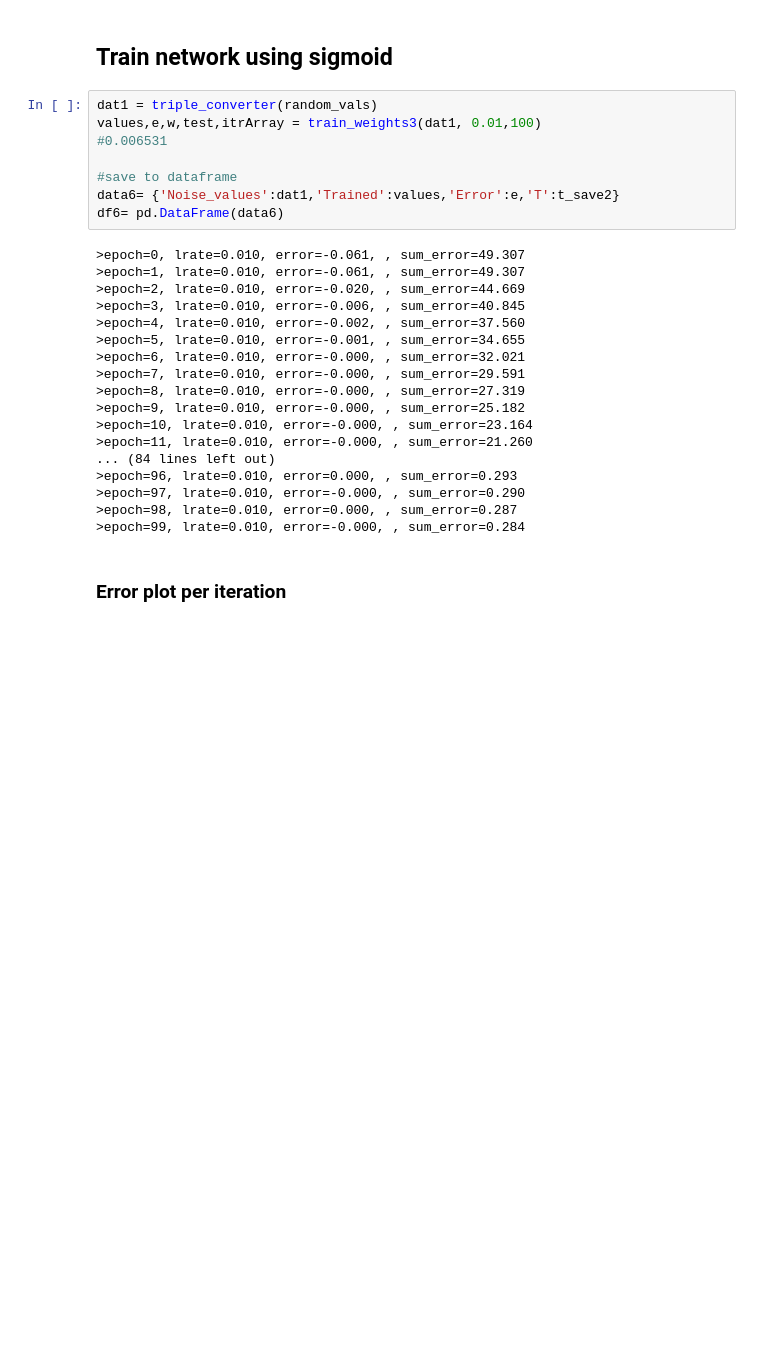
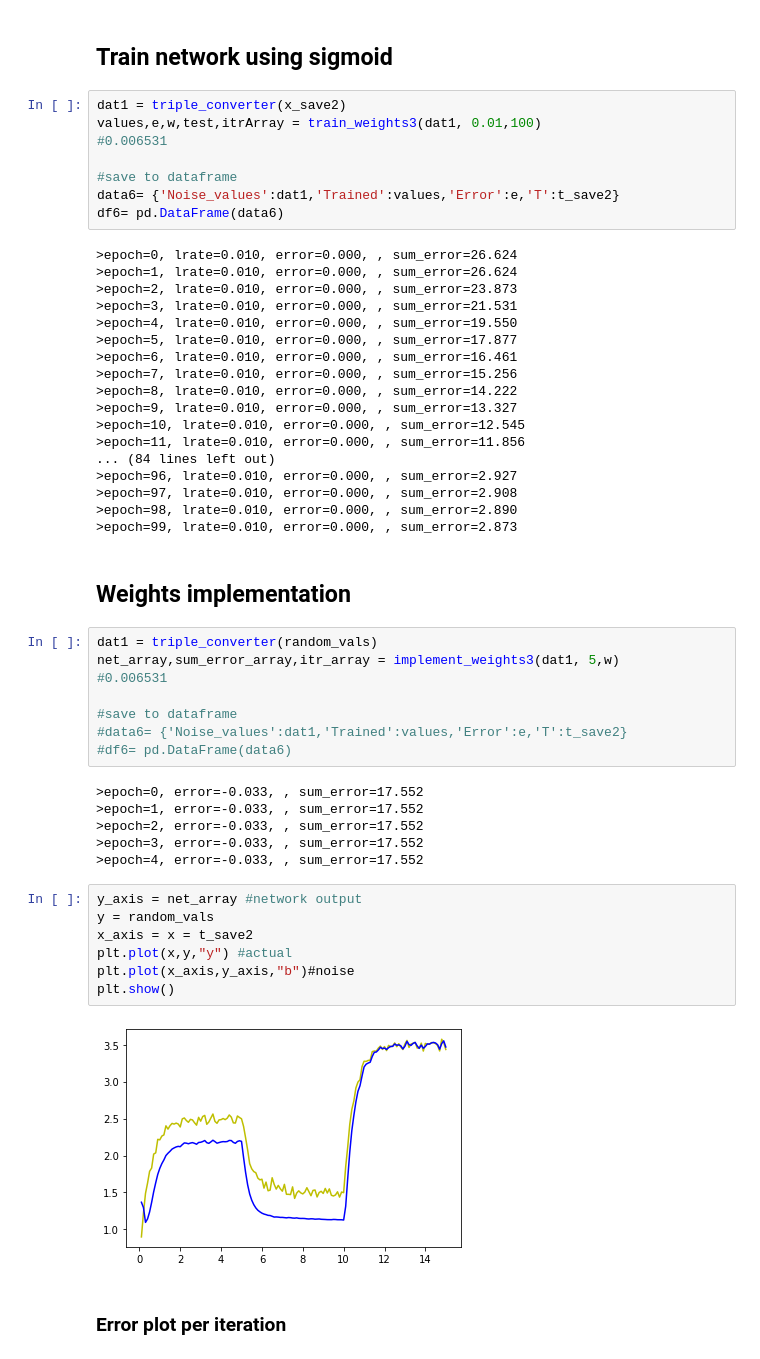
Before and after one commit to Kikumu/Computational-science-practice, a Jupyter notebook: CourseProject/Computational-Science-ACW.ipynb, the cells around one changed output. Cells and saved outputs as stored; diff of their text form; blank space fills up the shorter version.

```diff
--- a/CourseProject/Computational-Science-ACW.ipynb
+++ b/CourseProject/Computational-Science-ACW.ipynb
@@ -419,7 +459,7 @@ def train_weights_step(array, lr, loops):
 # %% [markdown]
 ## Train network using sigmoid
 # %%
-dat1 = triple_converter(random_vals)
+dat1 = triple_converter(x_save2)
 values,e,w,test,itrArray = train_weights3(dat1, 0.01,100)
 #0.006531
 
@@ -427,23 +467,48 @@ values,e,w,test,itrArray = train_weights3(dat1, 0.01,100)
 data6= {'Noise_values':dat1,'Trained':values,'Error':e,'T':t_save2}
 df6= pd.DataFrame(data6)
 # %% [output]
->epoch=0, lrate=0.010, error=-0.061, , sum_error=49.307
->epoch=1, lrate=0.010, error=-0.061, , sum_error=49.307
->epoch=2, lrate=0.010, error=-0.020, , sum_error=44.669
->epoch=3, lrate=0.010, error=-0.006, , sum_error=40.845
->epoch=4, lrate=0.010, error=-0.002, , sum_error=37.560
->epoch=5, lrate=0.010, error=-0.001, , sum_error=34.655
->epoch=6, lrate=0.010, error=-0.000, , sum_error=32.021
->epoch=7, lrate=0.010, error=-0.000, , sum_error=29.591
->epoch=8, lrate=0.010, error=-0.000, , sum_error=27.319
->epoch=9, lrate=0.010, error=-0.000, , sum_error=25.182
->epoch=10, lrate=0.010, error=-0.000, , sum_error=23.164
->epoch=11, lrate=0.010, error=-0.000, , sum_error=21.260
+>epoch=0, lrate=0.010, error=0.000, , sum_error=26.624
+>epoch=1, lrate=0.010, error=0.000, , sum_error=26.624
+>epoch=2, lrate=0.010, error=0.000, , sum_error=23.873
+>epoch=3, lrate=0.010, error=0.000, , sum_error=21.531
+>epoch=4, lrate=0.010, error=0.000, , sum_error=19.550
+>epoch=5, lrate=0.010, error=0.000, , sum_error=17.877
+>epoch=6, lrate=0.010, error=0.000, , sum_error=16.461
+>epoch=7, lrate=0.010, error=0.000, , sum_error=15.256
+>epoch=8, lrate=0.010, error=0.000, , sum_error=14.222
+>epoch=9, lrate=0.010, error=0.000, , sum_error=13.327
+>epoch=10, lrate=0.010, error=0.000, , sum_error=12.545
+>epoch=11, lrate=0.010, error=0.000, , sum_error=11.856
 ... (84 lines left out)
->epoch=96, lrate=0.010, error=0.000, , sum_error=0.293
->epoch=97, lrate=0.010, error=-0.000, , sum_error=0.290
->epoch=98, lrate=0.010, error=0.000, , sum_error=0.287
->epoch=99, lrate=0.010, error=-0.000, , sum_error=0.284
+>epoch=96, lrate=0.010, error=0.000, , sum_error=2.927
+>epoch=97, lrate=0.010, error=0.000, , sum_error=2.908
+>epoch=98, lrate=0.010, error=0.000, , sum_error=2.890
+>epoch=99, lrate=0.010, error=0.000, , sum_error=2.873
+# %% [markdown]
+## Weights implementation
+# %%
+dat1 = triple_converter(random_vals)
+net_array,sum_error_array,itr_array = implement_weights3(dat1, 5,w)
+#0.006531
+
+#save to dataframe
+#data6= {'Noise_values':dat1,'Trained':values,'Error':e,'T':t_save2}
+#df6= pd.DataFrame(data6)
+# %% [output]
+>epoch=0, error=-0.033, , sum_error=17.552
+>epoch=1, error=-0.033, , sum_error=17.552
+>epoch=2, error=-0.033, , sum_error=17.552
+>epoch=3, error=-0.033, , sum_error=17.552
+>epoch=4, error=-0.033, , sum_error=17.552
+# %%
+y_axis = net_array #network output
+y = random_vals
+x_axis = x = t_save2
+plt.plot(x,y,"y") #actual
+plt.plot(x_axis,y_axis,"b")#noise
+plt.show()
+# %% [output]
+[figure, added]
 # %% [markdown]
 ### Error plot per iteration
 # %%
```
Also changed, not shown: parts of 5 cells of this notebook.
